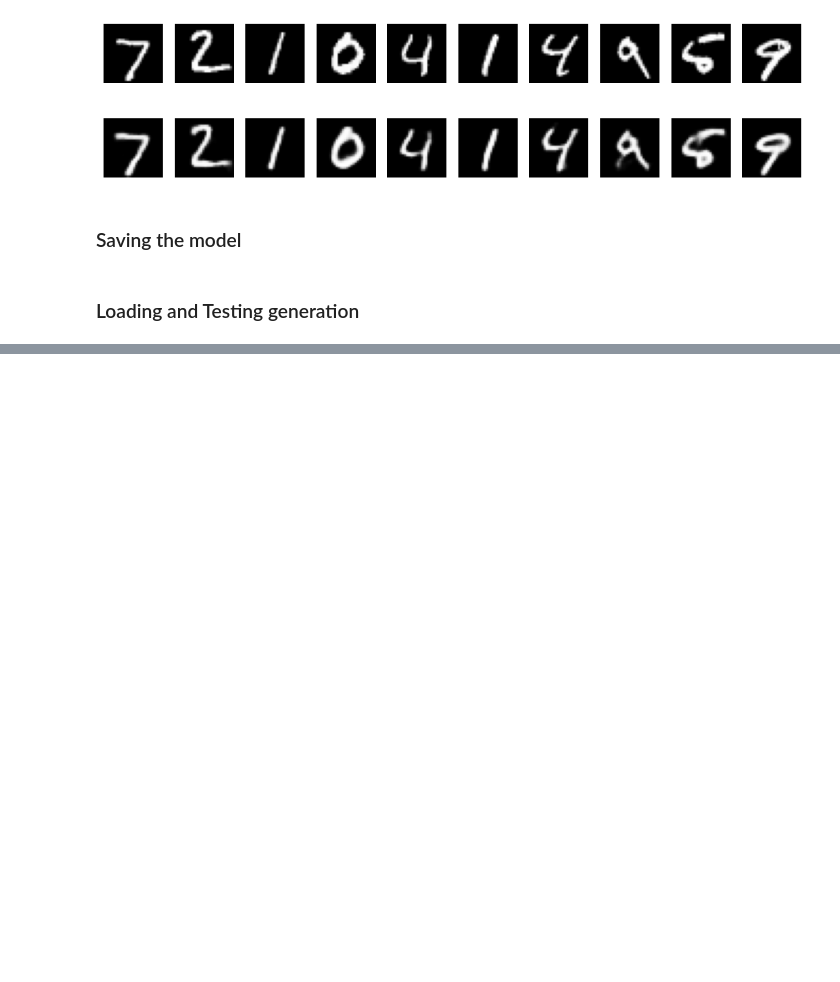
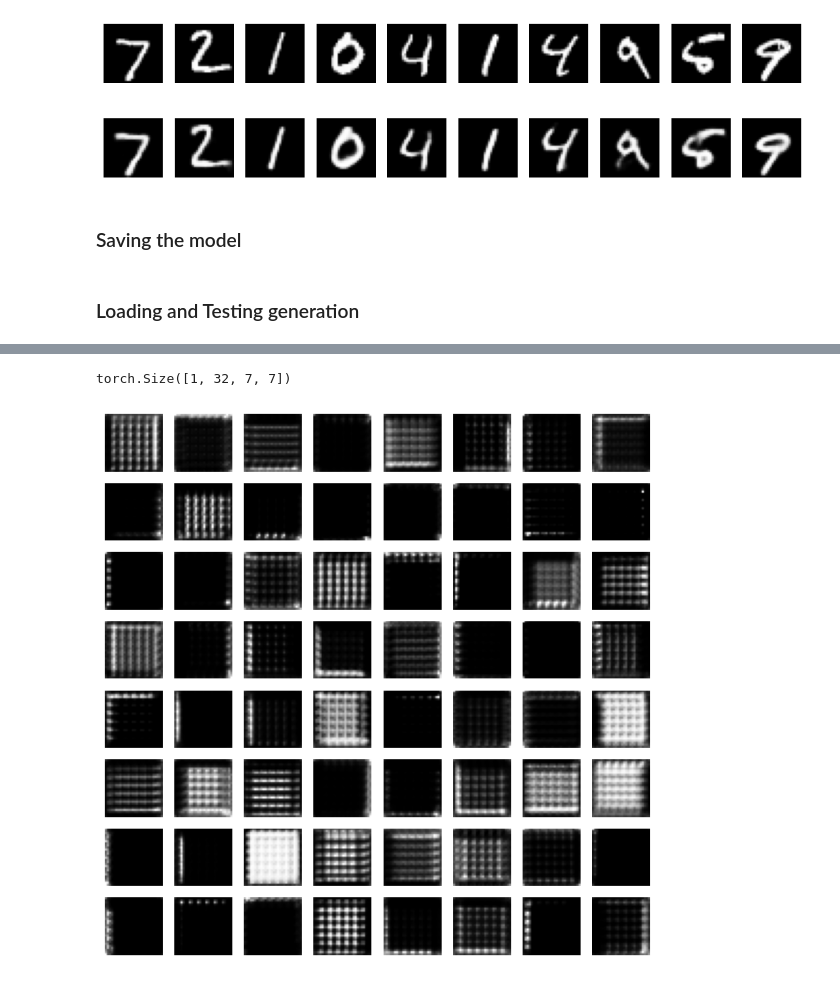
Before and after one commit to Ak62007/Deep-Generative-Modelling, a Jupyter notebook: notebooks/VQ_VAE.ipynb, the cells around one changed output, grey strips where cells are left out. Saved outputs shown, nothing was run; the diff lists cells and outputs as text; code cells hidden in the pictures; blank space fills up the shorter version.

Commit message:
visualizing and analysing the trained VQ_VAE model

```diff
--- a/notebooks/VQ_VAE.ipynb
+++ b/notebooks/VQ_VAE.ipynb
@@ -319,6 +320,8 @@ torch.save(model.state_dict(), str(model_weigths_path))
 # %% [markdown]
 ### Loading and Testing generation
 # %%
-# model = VQ_VAE(in_channels=1, D=16, K=64)
-# model.load_state_dict(torch.load('vqvae_mnist.pth'))
-# model.eval()
+D = 32
+K = 128
+model = VQ_VAE(in_channels=1, D=D, K=K)
+model.load_state_dict(torch.load(str(model_weigths_path)))
+model.eval()
@@ -324,0 +396,36 @@ torch.save(model.state_dict(), str(model_weigths_path))
+# %%
+b.shape
+# %% [output]
+torch.Size([1, 32, 7, 7])
+# %%
+def visualize_codebook(model:VQ_VAE, K, D, n=64):
+    if n > K:
+        raise ValueError(f"n should be less than or equal {K}")
+    model.eval()
+
+    with torch.no_grad():
+        figs, axes = plt.subplots(nrows=8, ncols=8, figsize=(8,8))
+
+        for i in range(n):
+            feature = model.codebook.embedding.weight[i]
+            ones_vec = torch.ones(size=[D, 7, 7])
+            feature = feature.unsqueeze(dim=1)
+            feature = feature.unsqueeze(dim=1)
+            dec_input = feature * ones_vec
+            generated_feature = model.decoder.forward(dec_input)
+            generated_feature = generated_feature.squeeze()
+
+            row = i // 8
+            col = i % 8
+            axes[row, col].imshow(generated_feature, cmap='gray')
+            axes[row, col].axis('off')
+
+        plt.show()
+# %%
+visualize_codebook(
+    model=model,
+    K=K,
+    D=D,
+)
+# %% [output]
+[figure, added]
```
Also changed, not shown: parts of 14 cells of this notebook.
